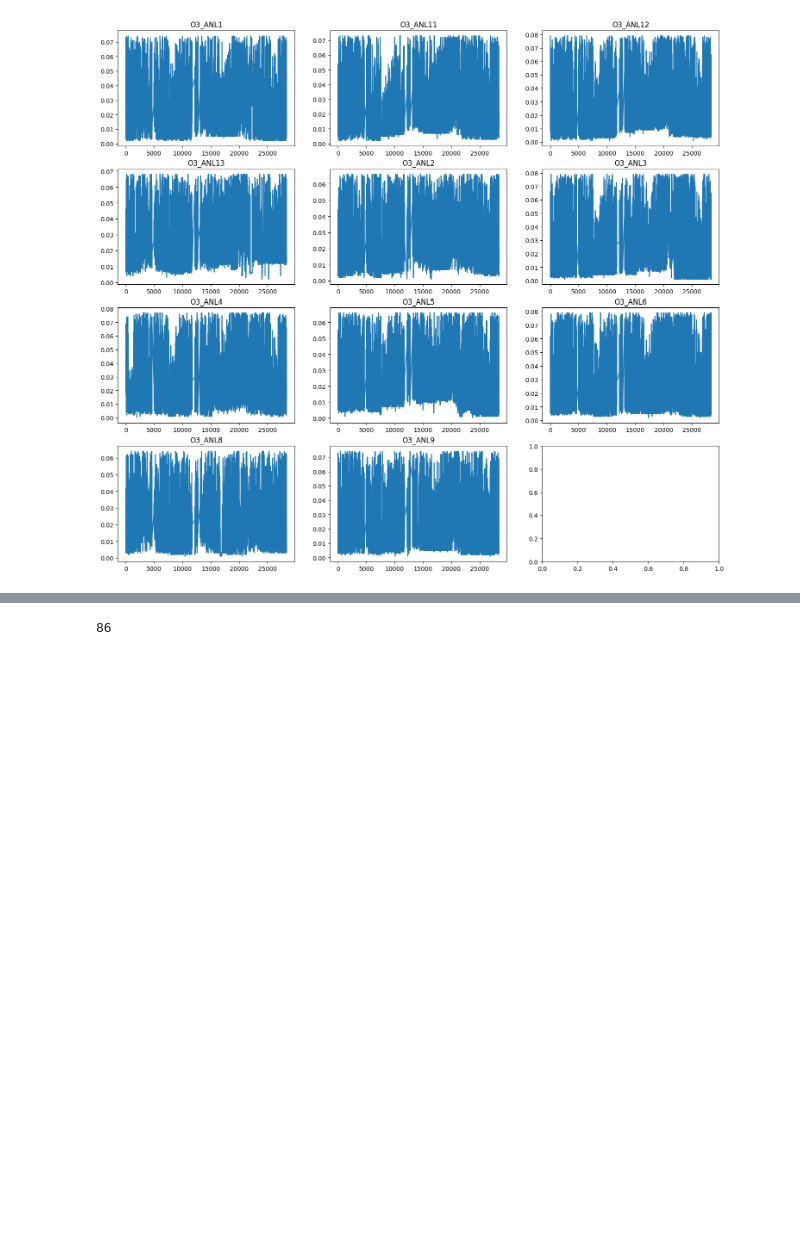
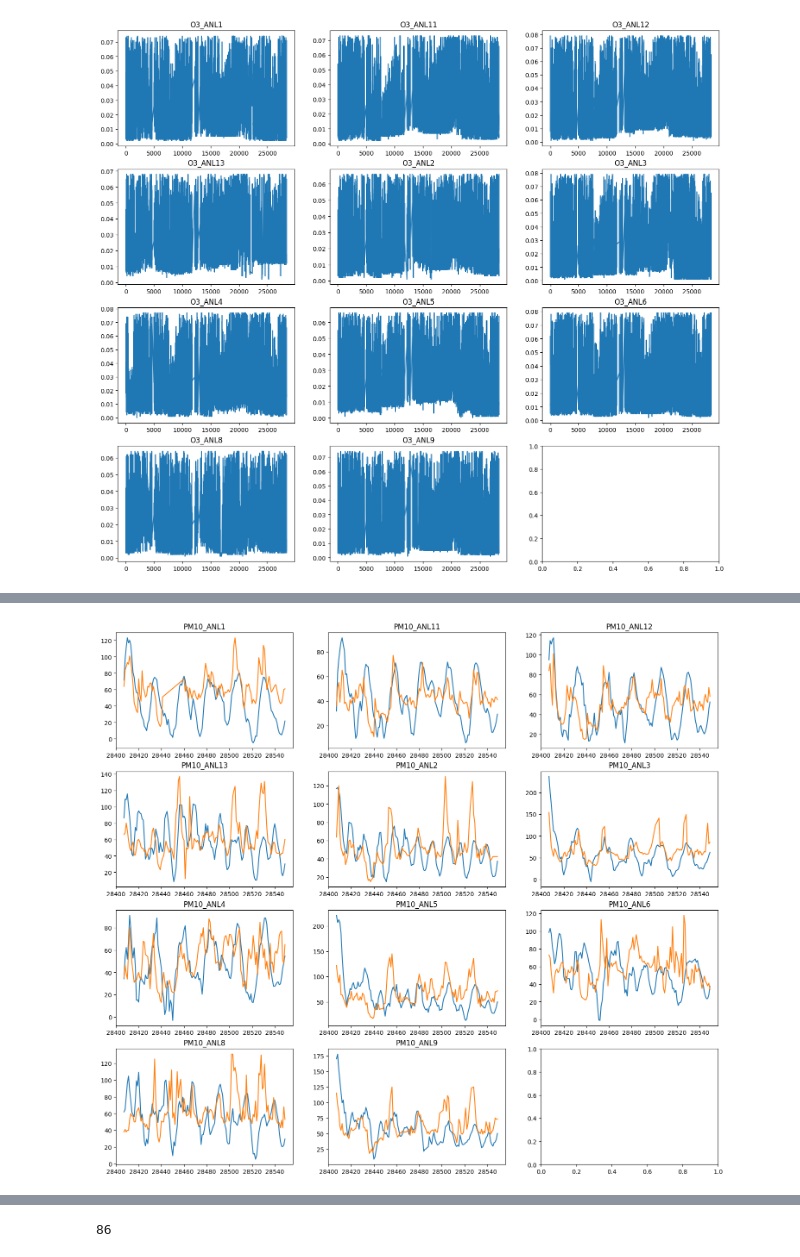
Before and after one commit to SimplySanti/daacc_preficient, a Jupyter notebook: notebooks/Forecasting.ipynb, the cells around one changed output, grey strips where cells are left out. Saved outputs shown, nothing was run; the diff lists cells and outputs as text; code cells hidden in the pictures; blank space fills up the shorter version.

```diff
--- a/notebooks/Forecasting.ipynb
+++ b/notebooks/Forecasting.ipynb
@@ -240,2 +270,3 @@ Epoch 91/800, Loss: 82.689765
 # %%
 forecast_df = get_forecast(len(test_pm_df), train_pm_df, pm_results, test_pm_df.index)
+forecast_df = forecast_df + 1.6*((forecast_df - forecast_df.mean())*forecast_df.gt(0))
@@ -276,9 +301,5 @@ df_wide.drop(columns=columns_to_remove, inplace=True)
 # %%
-# antes de interpolar marcar las celdas con valores negativos como NaN para
-# que sus valores verdaderos sean deducidos a traves de interpolacion
-
-for col in df_wide.columns:
-    df_wide[df_wide[col] < 0.0] = pd.NA
-
-df_wide = df_wide.interpolate(method="time",limit_direction="both")
+graph_metrics(forecast_df, test_pm_df, "PM10")
+# %% [output]
+[figure, added]
 # %%
```
Also changed, not shown: parts of 14 cells of this notebook, 16 other files.
